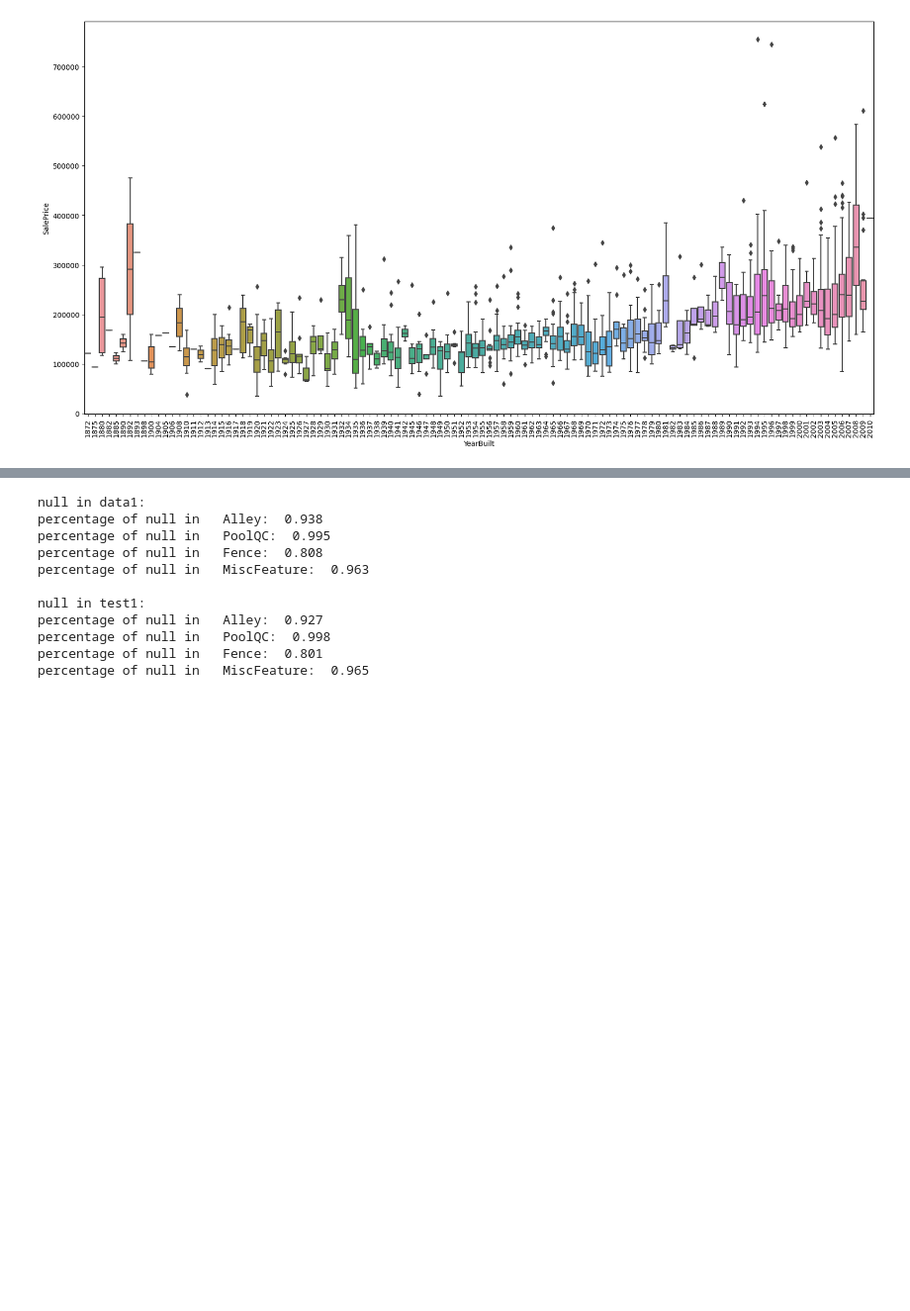
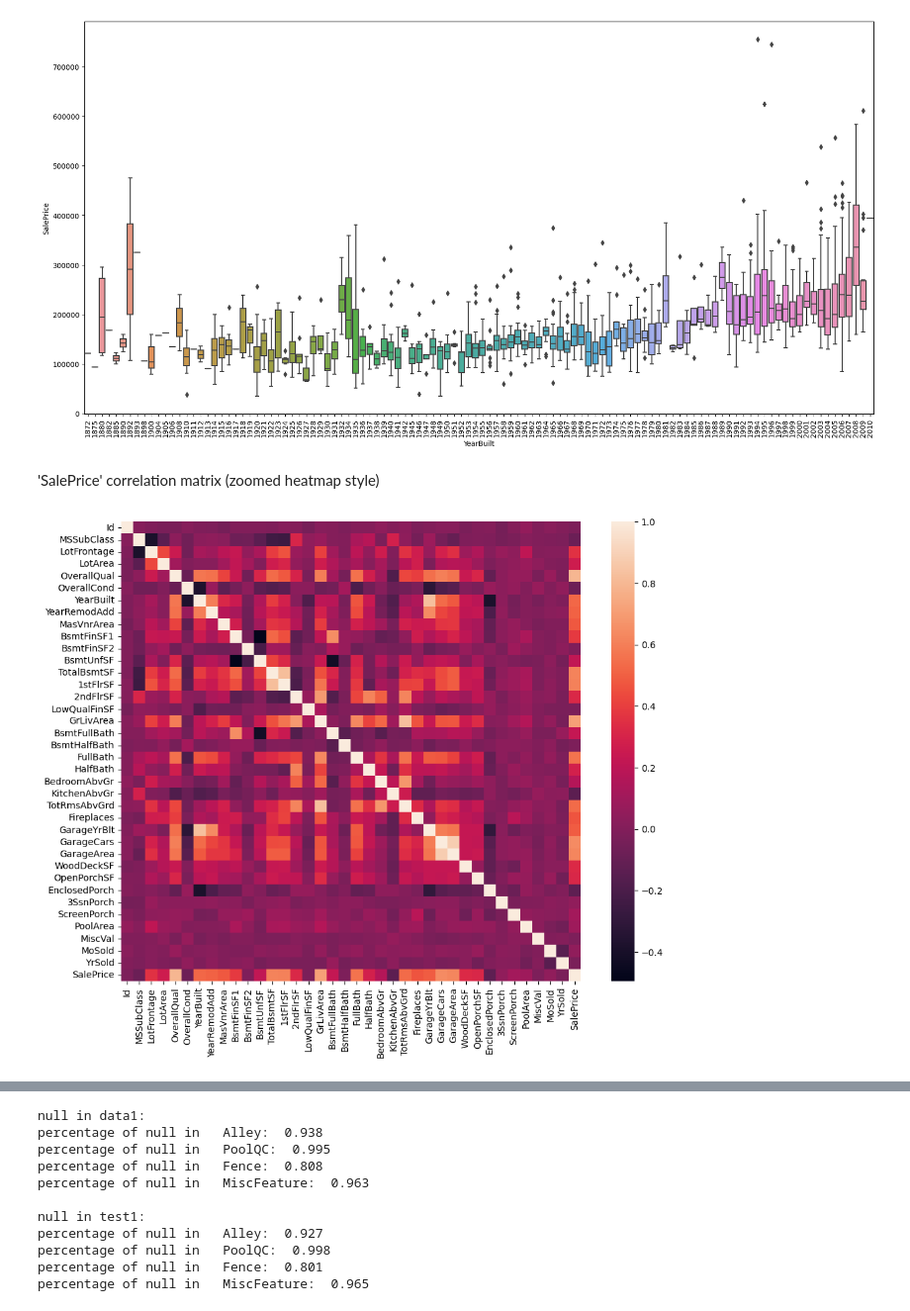
Before and after one commit to morteza-rp/data-science-projects, a Jupyter notebook: 2-House Prices/House_Prices.ipynb, the cells around one changed output, grey strips where cells are left out. Shown at 99% size. Drawn from its saved outputs; the diff is of its cells as text; code cells hidden in the pictures; blank space fills up the shorter version.

```diff
--- a/2-House Prices/House_Prices.ipynb
+++ b/2-House Prices/House_Prices.ipynb
@@ -107,3 +108,13 @@ plt.xticks(rotation=90)
 plt.show()
 # %% [output]
 [figure]
+# %% [markdown]
+'SalePrice' correlation matrix (zoomed heatmap style)
+# %%
+#correlation matrix
+corrmat = data1.corr(numeric_only=True)
+plt.figure(figsize=(12, 9))
+sns.heatmap(corrmat, square=True)
+plt.show()
+# %% [output]
+[figure, added]
```
Also changed, not shown: parts of 8 cells of this notebook.
